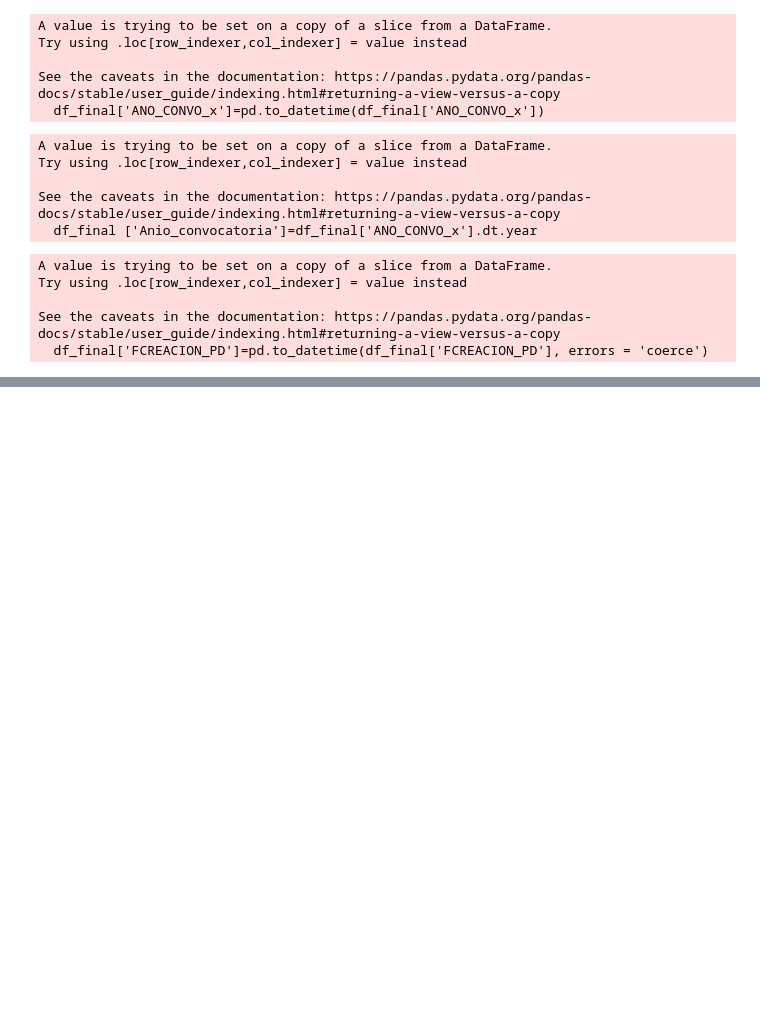
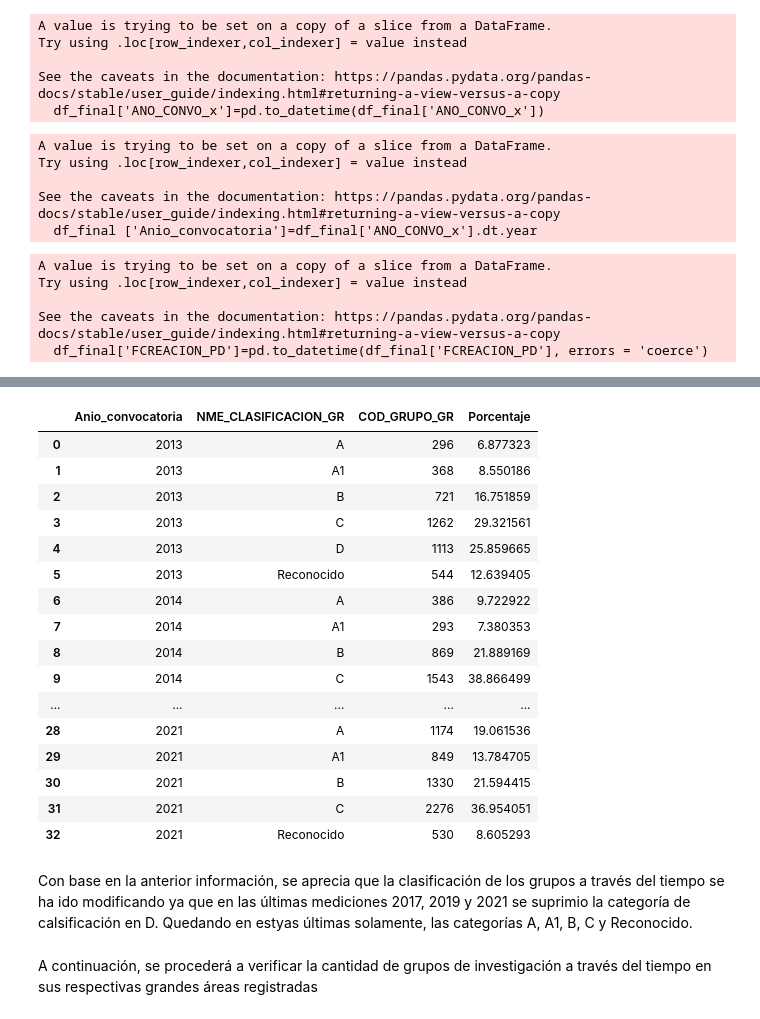
Before and after one commit to jovaceos/analisis_explortorio_datos, a Jupyter notebook: EDA_Trabajo_Final_.ipynb, the cells around one changed output, grey strips where cells are left out. Saved outputs shown, nothing was run; the diff lists cells and outputs as text; code cells hidden in the pictures; blank space fills up the shorter version.

```diff
--- a/EDA_Trabajo_Final_.ipynb
+++ b/EDA_Trabajo_Final_.ipynb
@@ -600,0 +529,3 @@ Dinamica.describe()
+# %%
+clasificacion_grupos=df_final.groupby(['Anio_convocatoria', 'NME_CLASIFICACION_GR'])['COD_GRUPO_GR'].nunique().reset_index()
+clasificacion_grupos
@@ -600,0 +550,29 @@ Dinamica.describe()
+# %%
+# Calcular la suma total de grupos únicos para cada año
+total_por_anio = clasificacion_grupos.groupby('Anio_convocatoria')['COD_GRUPO_GR'].transform('sum')
+
+# Calcular el porcentaje y crear una nueva columna 'Porcentaje'
+clasificacion_grupos['Porcentaje'] = (clasificacion_grupos['COD_GRUPO_GR'] / total_por_anio) * 100
+clasificacion_grupos
+# %% [output]
+|  | Anio_convocatoria | NME_CLASIFICACION_GR | COD_GRUPO_GR | Porcentaje |
+| 0 | 2013 | A | 296 | 6.877323 |
+| 1 | 2013 | A1 | 368 | 8.550186 |
+| 2 | 2013 | B | 721 | 16.751859 |
+| 3 | 2013 | C | 1262 | 29.321561 |
+| 4 | 2013 | D | 1113 | 25.859665 |
+| 5 | 2013 | Reconocido | 544 | 12.639405 |
+| 6 | 2014 | A | 386 | 9.722922 |
+| 7 | 2014 | A1 | 293 | 7.380353 |
+| 8 | 2014 | B | 869 | 21.889169 |
+| 9 | 2014 | C | 1543 | 38.866499 |
+| ... | ... | ... | ... | ... |
+| 28 | 2021 | A | 1174 | 19.061536 |
+| 29 | 2021 | A1 | 849 | 13.784705 |
+| 30 | 2021 | B | 1330 | 21.594415 |
+| 31 | 2021 | C | 2276 | 36.954051 |
+| 32 | 2021 | Reconocido | 530 | 8.605293 |
+# %% [markdown]
+Con base en la anterior información, se aprecia que la clasificación de los grupos a través del tiempo se ha ido modificando ya que en las últimas mediciones 2017, 2019 y 2021 se suprimio la categoría de calsificación en D. Quedando en estyas últimas solamente, las categorías A, A1, B, C y Reconocido.
+# %% [markdown]
+A continuación, se procederá a verificar la cantidad de grupos de investigación a través del tiempo en sus respectivas grandes áreas registradas
```
Also changed, not shown: parts of 22 cells of this notebook.
